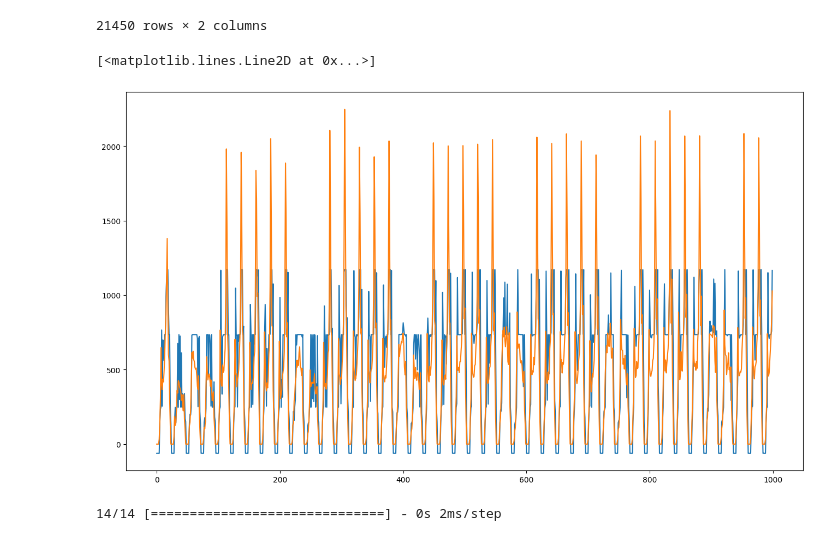
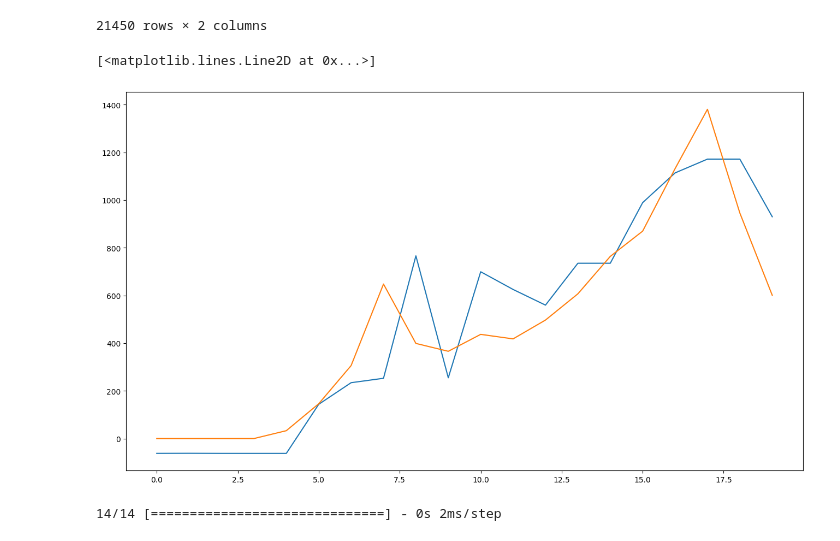
Before and after one commit to Arizona3000/metro_seoul, a Jupyter notebook: notebooks/lstm_model.ipynb, the cells around one changed output. Cells and saved outputs as stored; diff of their text form; code cells hidden in the pictures.

```diff
--- a/notebooks/lstm_model.ipynb
+++ b/notebooks/lstm_model.ipynb
@@ -168,7 +166,7 @@ df_lstm_exit_T
 | 2023-07-01 00:00:00 | 0.0 | 0.0 | 0.0 | 0.0 | 0.0 | 0.0 | ... |
 30648 rows × 261 columns
 # %%
-def df_to_X_y(df, window_size=8760): #8760 corresponds to one year of data
+def df_to_X_y(df, window_size=5): #8760 corresponds to one year of data
     df_as_np = df.to_numpy()
     X = []
     y = []
@@ -180,7 +178,8 @@ def df_to_X_y(df, window_size=8760): #8760 corresponds to one year of data
     return np.array(X), np.array(y)
 # %%
 WINDOW_SIZE = 8760
-X,y = df_to_X_y(df_lstm_exit_T["Achasan(Rear Entrance to Seoul Children's Grand Park) 5"], WINDOW_SIZE)
+X,y = df_to_X_y(df_lstm_exit_T, WINDOW_SIZE)
+X
 # %%
 print(X.shape)
 print(y.shape)
@@ -239,6 +249,6 @@ cp = ModelCheckpoint('model1/', save_best_only=True) #only save the best model (
 model1.compile(loss = MeanSquaredError(), optimizer= Adam(learning_rate = 0.01), metrics = [RootMeanSquaredError()])
 # %%
-model1.fit(X_train, y_train, validation_data=(X_val, y_val), epochs = 10, callbacks = [cp])
+history = model1.fit(X_train, y_train, validation_data=(X_val, y_val), batch_size = 32, epochs = 1, callbacks = [es, cp])
 # %% [output]
 Epoch 1/10
 INFO:tensorflow:Assets written to: model1/assets
@@ -293,13 +303,13 @@ pickle.dump(model1, open('lstm_model_test.pkl', 'wb'))
 # %%
 import matplotlib.pyplot as plt
 
 
 plt.figure(figsize=(16,9))
-plt.plot(train_results['Train Predictions'][:1000])
-plt.plot(train_results['Actuals'][:1000])
+plt.plot(train_results['Train Predictions'][:20])
+plt.plot(train_results['Actuals'][:20])
 # %% [output]
 [<matplotlib.lines.Line2D at 0x...>]
-[figure, old version]
+[figure, new version]
 # %%
 val_predictions = model1.predict(X_val).flatten()
 val_results = pd.DataFrame(data ={'val Predictions': val_predictions, 'Actuals': y_val})
```
Also changed, not shown: parts of 6 cells of this notebook, 1 other file.
